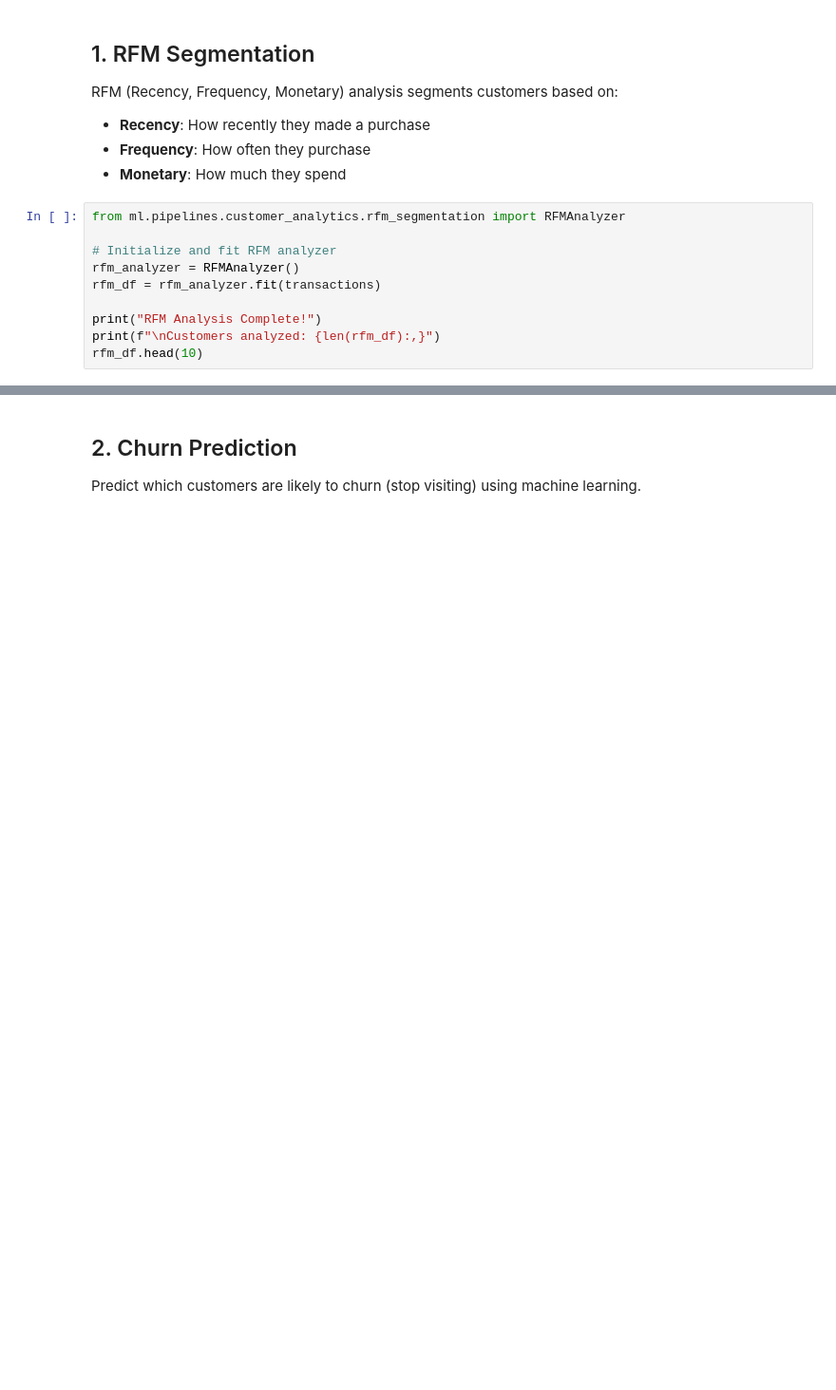
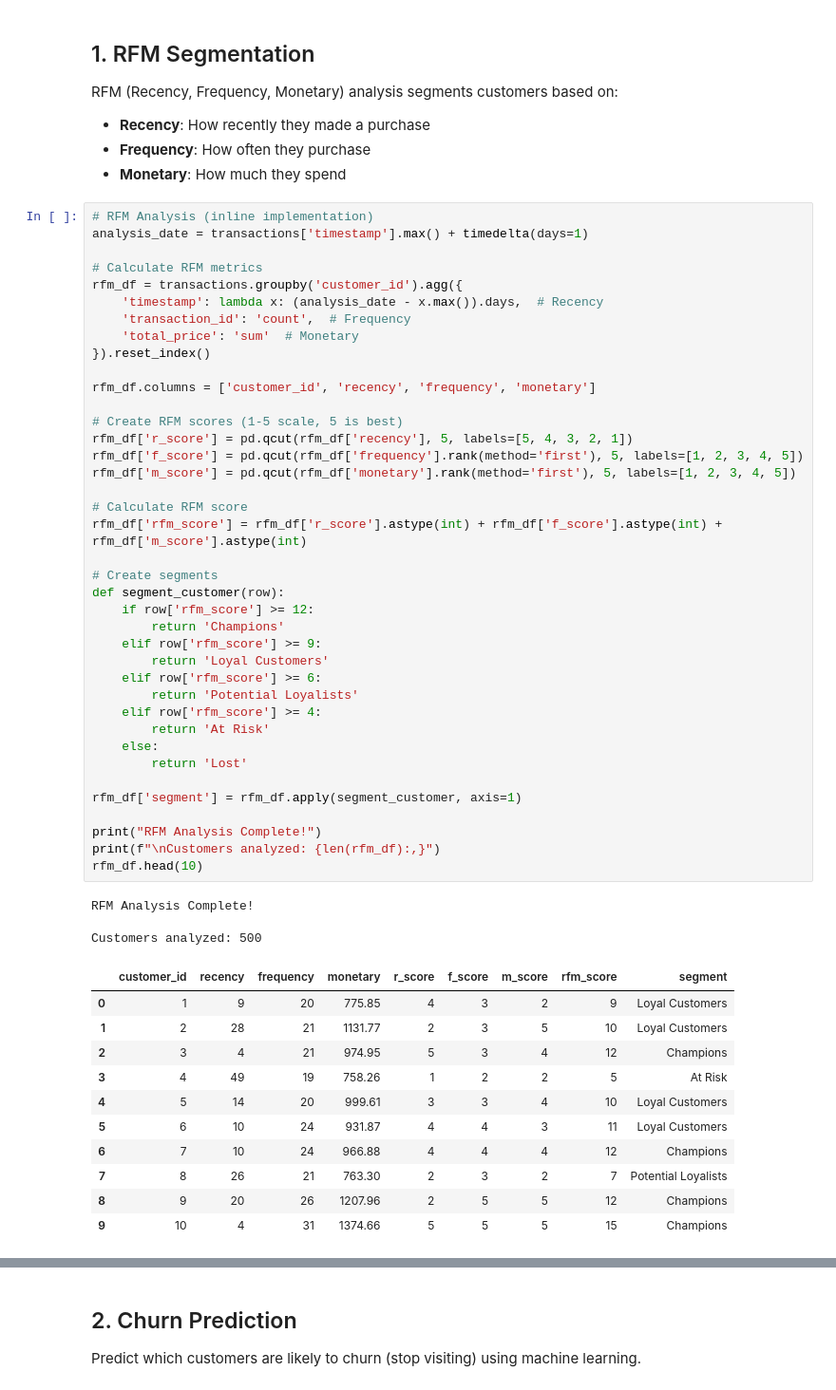
Before and after one commit to ashour-git/Restaurant_AI, a Jupyter notebook: notebooks/02_customer_analytics.ipynb, the cells around one changed output, grey strips where cells are left out. Shown at 95% size. Drawn from its saved outputs; the diff is of its cells as text; blank space fills up the shorter version.

```diff
--- a/notebooks/02_customer_analytics.ipynb
+++ b/notebooks/02_customer_analytics.ipynb
@@ -32,14 +64,58 @@ RFM (Recency, Frequency, Monetary) analysis segments customers based on:
 - **Frequency**: How often they purchase
 - **Monetary**: How much they spend
 # %%
-from ml.pipelines.customer_analytics.rfm_segmentation import RFMAnalyzer
+# RFM Analysis (inline implementation)
+analysis_date = transactions['timestamp'].max() + timedelta(days=1)
 
-# Initialize and fit RFM analyzer
-rfm_analyzer = RFMAnalyzer()
-rfm_df = rfm_analyzer.fit(transactions)
+# Calculate RFM metrics
+rfm_df = transactions.groupby('customer_id').agg({
+    'timestamp': lambda x: (analysis_date - x.max()).days,  # Recency
+    'transaction_id': 'count',  # Frequency
+    'total_price': 'sum'  # Monetary
+}).reset_index()
+
+rfm_df.columns = ['customer_id', 'recency', 'frequency', 'monetary']
+
+# Create RFM scores (1-5 scale, 5 is best)
+rfm_df['r_score'] = pd.qcut(rfm_df['recency'], 5, labels=[5, 4, 3, 2, 1])
+rfm_df['f_score'] = pd.qcut(rfm_df['frequency'].rank(method='first'), 5, labels=[1, 2, 3, 4, 5])
+rfm_df['m_score'] = pd.qcut(rfm_df['monetary'].rank(method='first'), 5, labels=[1, 2, 3, 4, 5])
+
+# Calculate RFM score
+rfm_df['rfm_score'] = rfm_df['r_score'].astype(int) + rfm_df['f_score'].astype(int) + rfm_df['m_score'].astype(int)
+
+# Create segments
+def segment_customer(row):
+    if row['rfm_score'] >= 12:
+        return 'Champions'
+    elif row['rfm_score'] >= 9:
+        return 'Loyal Customers'
+    elif row['rfm_score'] >= 6:
+        return 'Potential Loyalists'
+    elif row['rfm_score'] >= 4:
+        return 'At Risk'
+    else:
+        return 'Lost'
+
+rfm_df['segment'] = rfm_df.apply(segment_customer, axis=1)
 
 print("RFM Analysis Complete!")
 print(f"\nCustomers analyzed: {len(rfm_df):,}")
 rfm_df.head(10)
+# %% [output]
+RFM Analysis Complete!
+
+Customers analyzed: 500
+|  | customer_id | recency | frequency | monetary | r_score | f_score | m_score | rfm_score | segment |
+| 0 | 1 | 9 | 20 | 775.85 | 4 | 3 | 2 | 9 | Loyal Customers |
+| 1 | 2 | 28 | 21 | 1131.77 | 2 | 3 | 5 | 10 | Loyal Customers |
+| 2 | 3 | 4 | 21 | 974.95 | 5 | 3 | 4 | 12 | Champions |
+| 3 | 4 | 49 | 19 | 758.26 | 1 | 2 | 2 | 5 | At Risk |
+| 4 | 5 | 14 | 20 | 999.61 | 3 | 3 | 4 | 10 | Loyal Customers |
+| 5 | 6 | 10 | 24 | 931.87 | 4 | 4 | 3 | 11 | Loyal Customers |
+| 6 | 7 | 10 | 24 | 966.88 | 4 | 4 | 4 | 12 | Champions |
+| 7 | 8 | 26 | 21 | 763.30 | 2 | 3 | 2 | 7 | Potential Loyalists |
+| 8 | 9 | 20 | 26 | 1207.96 | 2 | 5 | 5 | 12 | Champions |
+| 9 | 10 | 4 | 31 | 1374.66 | 5 | 5 | 5 | 15 | Champions |
 # %%
 # Get segment summaries
```
Also changed, not shown: parts of 8 cells of this notebook, 17 other files.
